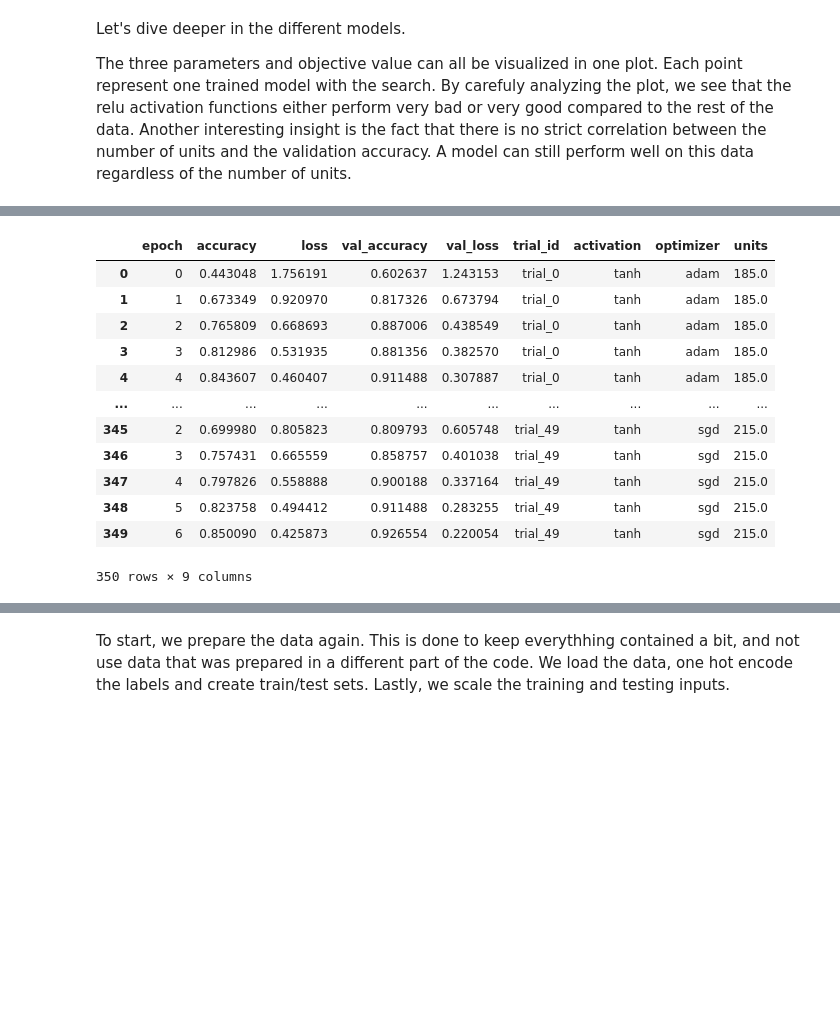
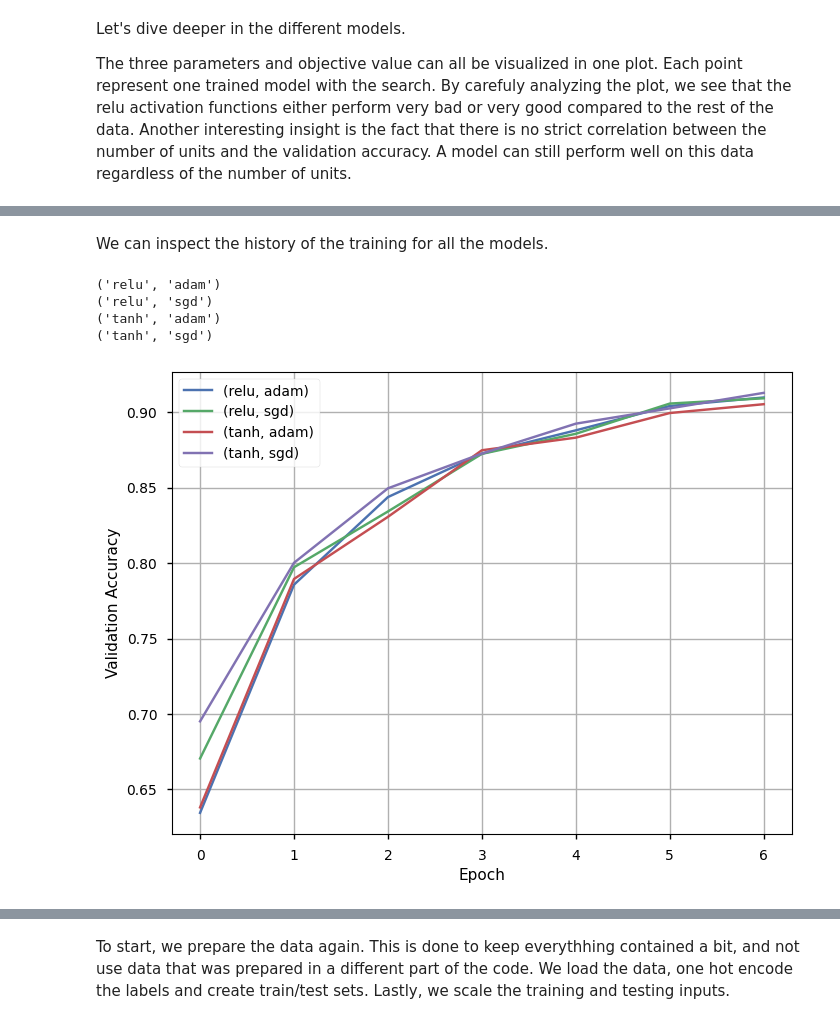
Before and after one commit to Eudelft/Deepproject, a Jupyter notebook: deep.ipynb, the cells around one changed output, grey strips where cells are left out. Saved outputs shown, nothing was run; the diff lists cells and outputs as text; code cells hidden in the pictures; blank space fills up the shorter version.

```diff
--- a/deep.ipynb
+++ b/deep.ipynb
@@ -343,17 +335,0 @@ The models can also be compared based on the number of epochs. (this part still
-# %%
-df = pd.merge(trial_history, trials_hp[['activation', 'optimizer', 'units', 'trial_id']], on='trial_id')
-df
-# %% [output]
-|  | epoch | accuracy | loss | val_accuracy | val_loss | trial_id | activation | optimizer | units |
-| 0 | 0 | 0.443048 | 1.756191 | 0.602637 | 1.243153 | trial_0 | tanh | adam | 185.0 |
-| 1 | 1 | 0.673349 | 0.920970 | 0.817326 | 0.673794 | trial_0 | tanh | adam | 185.0 |
-| 2 | 2 | 0.765809 | 0.668693 | 0.887006 | 0.438549 | trial_0 | tanh | adam | 185.0 |
-| 3 | 3 | 0.812986 | 0.531935 | 0.881356 | 0.382570 | trial_0 | tanh | adam | 185.0 |
-| 4 | 4 | 0.843607 | 0.460407 | 0.911488 | 0.307887 | trial_0 | tanh | adam | 185.0 |
-| ... | ... | ... | ... | ... | ... | ... | ... | ... | ... |
-| 345 | 2 | 0.699980 | 0.805823 | 0.809793 | 0.605748 | trial_49 | tanh | sgd | 215.0 |
-| 346 | 3 | 0.757431 | 0.665559 | 0.858757 | 0.401038 | trial_49 | tanh | sgd | 215.0 |
-| 347 | 4 | 0.797826 | 0.558888 | 0.900188 | 0.337164 | trial_49 | tanh | sgd | 215.0 |
-| 348 | 5 | 0.823758 | 0.494412 | 0.911488 | 0.283255 | trial_49 | tanh | sgd | 215.0 |
-| 349 | 6 | 0.850090 | 0.425873 | 0.926554 | 0.220054 | trial_49 | tanh | sgd | 215.0 |
-350 rows × 9 columns
@@ -387,3 +336,25 @@ LSTM_model = load_model('./best_model')
+# %% [markdown]
+We can inspect the history of the training for all the models.
+# %%
+fig, ax = plt.subplots(figsize=(8,6))
+
+data = df.groupby(['activation', 'optimizer', 'epoch'])[['val_accuracy']].mean().unstack(level=2).T.droplevel(level=0)
+for i in data.columns:
+    data[i].plot(ax=ax, label=data[i].name)
+    print(data[i].name)
+
+plt.title('')
+plt.xlabel('Epoch')
+plt.ylabel('Validation Accuracy')
+plt.grid()
+plt.legend()
+plt.show()
+# %% [output]
+('relu', 'adam')
+('relu', 'sgd')
+('tanh', 'adam')
+('tanh', 'sgd')
+[figure, added]
 # %% [markdown]
 ## Reproducing fig 9
 We are starting with reproducing figure 9, taken from the original paper:
```
Also changed, not shown: parts of 12 cells of this notebook.
